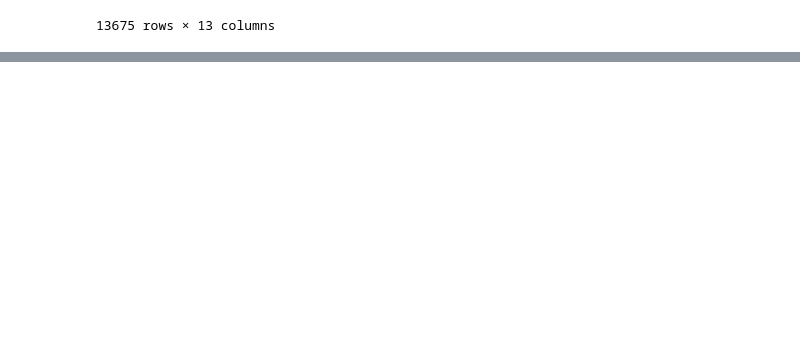
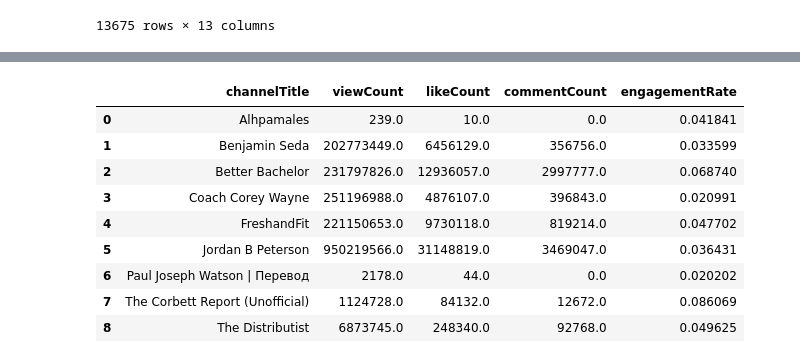
Before and after one commit to Shab00/redPillYoutube, a Jupyter notebook: 3.cleaningData.ipynb, the cells around one changed output, grey strips where cells are left out. Cells and saved outputs as stored; diff of their text form; code cells hidden in the pictures; blank space fills up the shorter version.

```diff
--- a/3.cleaningData.ipynb
+++ b/3.cleaningData.ipynb
@@ -23,0 +157,8 @@ video_df
+# %%
+channel_stats = video_df.groupby('channelTitle').agg({
+    'viewCount': 'sum',
+    'likeCount': 'sum',
+    'commentCount': 'sum'
+}).reset_index()
+# %%
+channel_stats['engagementRate'] = (channel_stats['likeCount'] + channel_stats['commentCount']) / channel_stats['viewCount']
@@ -23,0 +214,13 @@ video_df
+# %%
+channel_stats
+# %% [output]
+|  | channelTitle | viewCount | likeCount | commentCount | engagementRate |
+| 0 | Alhpamales | 239.0 | 10.0 | 0.0 | 0.041841 |
+| 1 | Benjamin Seda | 202773449.0 | 6456129.0 | 356756.0 | 0.033599 |
+| 2 | Better Bachelor | 231797826.0 | 12936057.0 | 2997777.0 | 0.068740 |
+| 3 | Coach Corey Wayne | 251196988.0 | 4876107.0 | 396843.0 | 0.020991 |
+| 4 | FreshandFit | 221150653.0 | 9730118.0 | 819214.0 | 0.047702 |
+| 5 | Jordan B Peterson | 950219566.0 | 31148819.0 | 3469047.0 | 0.036431 |
+| 6 | Paul Joseph Watson | Перевод | 2178.0 | 44.0 | 0.0 | 0.020202 |
+| 7 | The Corbett Report (Unofficial) | 1124728.0 | 84132.0 | 12672.0 | 0.086069 |
+| 8 | The Distributist | 6873745.0 | 248340.0 | 92768.0 | 0.049625 |
```
Also changed, not shown: parts of 19 cells of this notebook, 3 other files.
